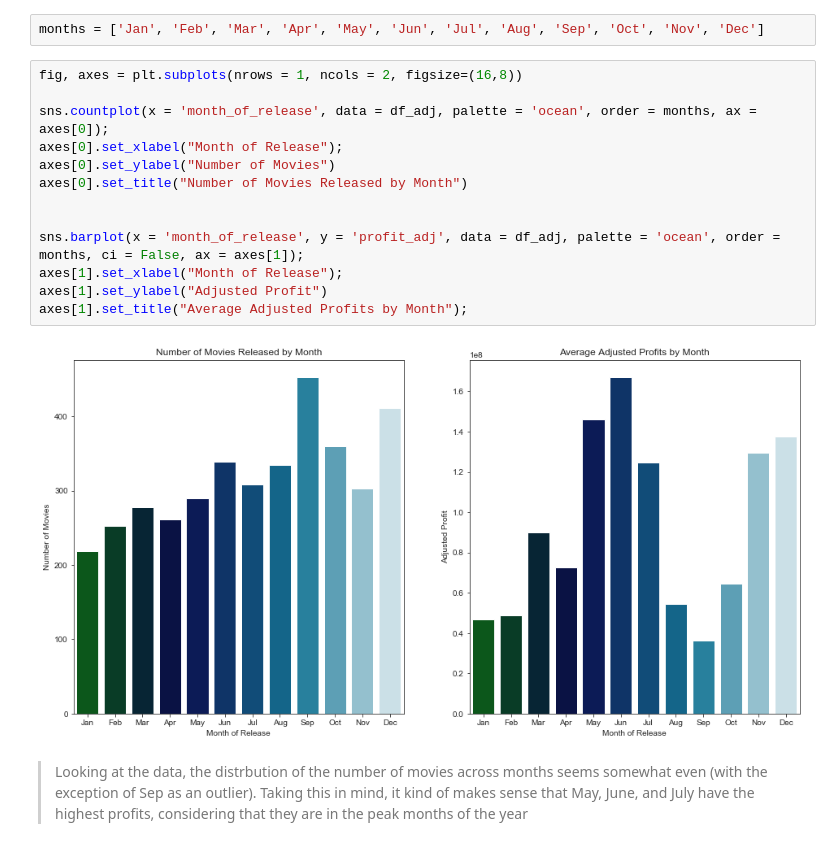
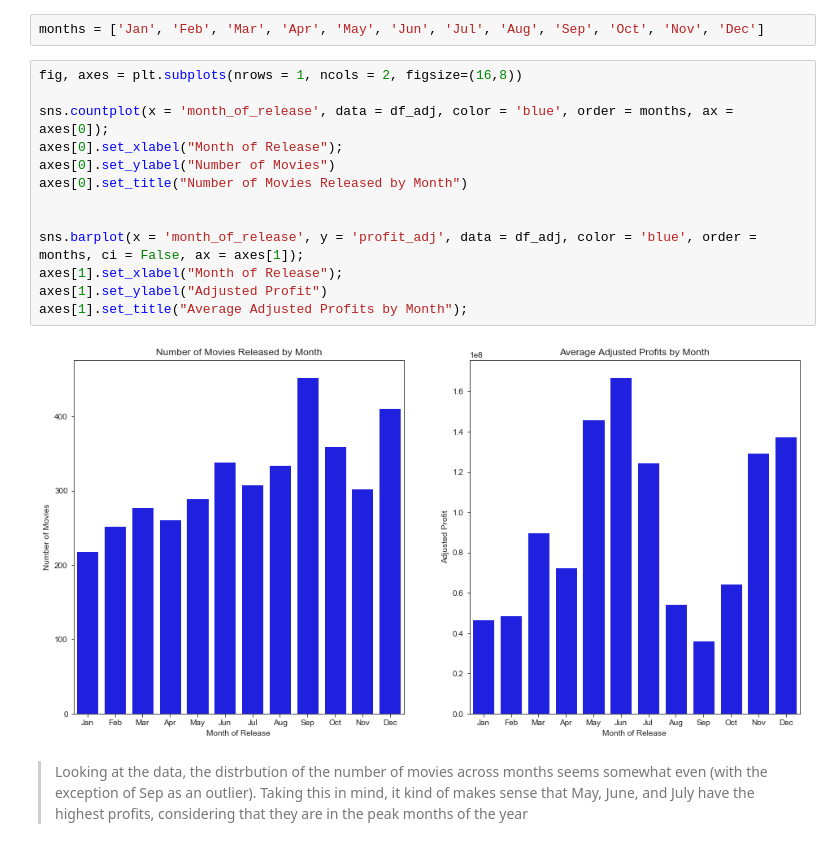
Before and after one commit to gtsado/udacity, a Jupyter notebook: p2_investigate_movie_data/investigate_movie_data.ipynb, the cells around one changed output. Drawn from its saved outputs; the diff is of its cells as text.

Commit message:
Change graph color in jupyter notebook

```diff
--- a/p2_investigate_movie_data/investigate_movie_data.ipynb
+++ b/p2_investigate_movie_data/investigate_movie_data.ipynb
@@ -600,18 +600,18 @@ months = ['Jan', 'Feb', 'Mar', 'Apr', 'May', 'Jun', 'Jul', 'Aug', 'Sep', 'Oct',
 # %%
 fig, axes = plt.subplots(nrows = 1, ncols = 2, figsize=(16,8))
 
-sns.countplot(x = 'month_of_release', data = df_adj, palette = 'ocean', order = months, ax = axes[0]);
+sns.countplot(x = 'month_of_release', data = df_adj, color = 'blue', order = months, ax = axes[0]);
 axes[0].set_xlabel("Month of Release");
 axes[0].set_ylabel("Number of Movies")
 axes[0].set_title("Number of Movies Released by Month")
 
 
-sns.barplot(x = 'month_of_release', y = 'profit_adj', data = df_adj, palette = 'ocean', order = months, ci = False, ax = axes[1]);
+sns.barplot(x = 'month_of_release', y = 'profit_adj', data = df_adj, color = 'blue', order = months, ci = False, ax = axes[1]);
 axes[1].set_xlabel("Month of Release");
 axes[1].set_ylabel("Adjusted Profit")
 axes[1].set_title("Average Adjusted Profits by Month");
 # %% [output]
-[figure, old version]
+[figure, new version]
 # %% [markdown]
 > Looking at the data, the distrbution of the number of movies across months seems somewhat even (with the exception of Sep as an outlier). Taking this in mind, it kind of makes sense that May, June, and July have the highest profits, considering that they are in the peak months of the year
 # %% [markdown]
```
Also changed, not shown: parts of 7 cells of this notebook.
